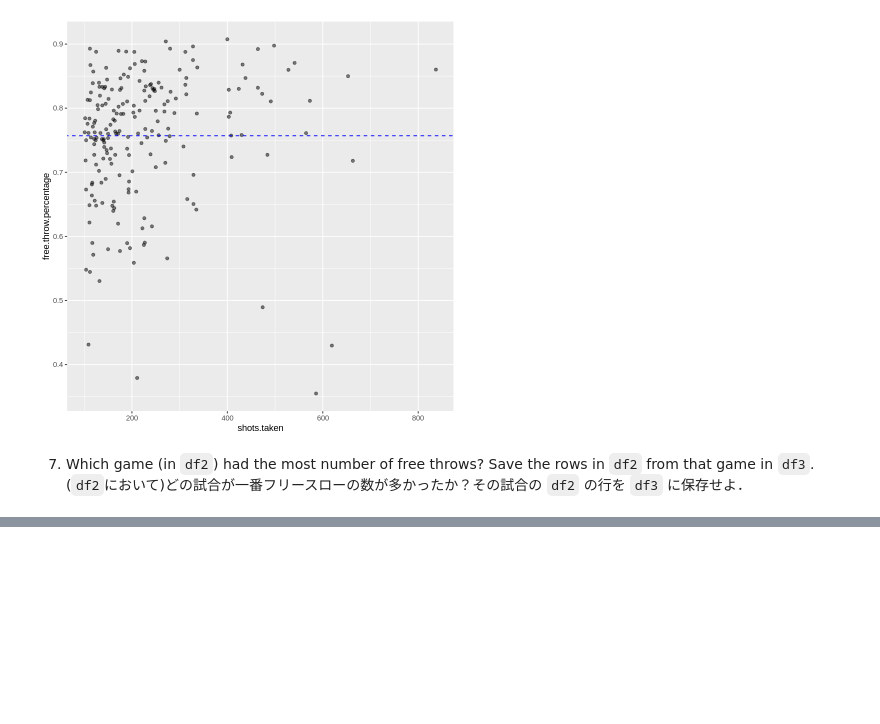
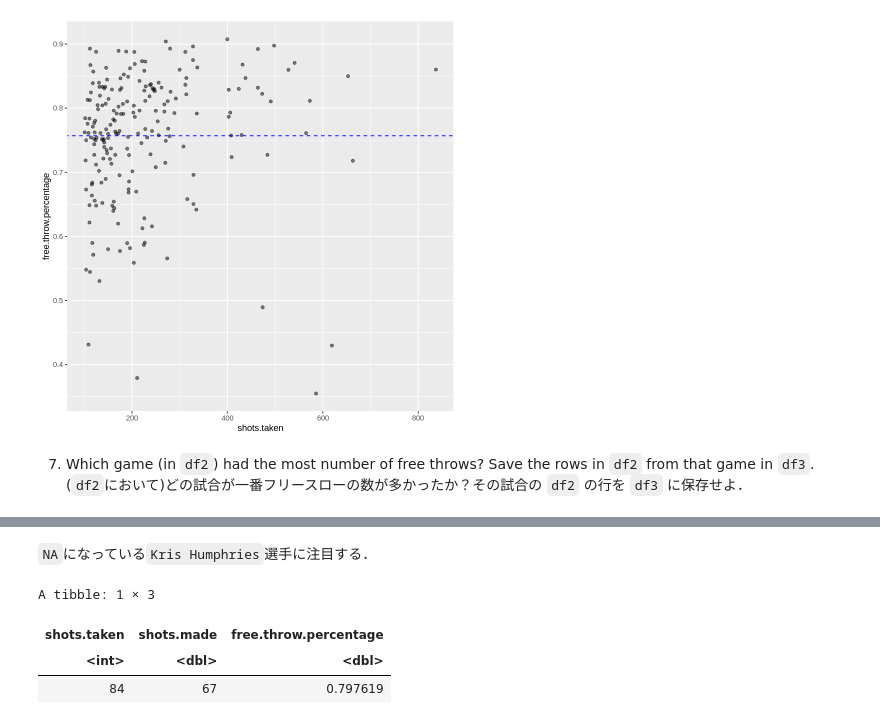
Before and after one commit to tskmr/BS, a Jupyter notebook: ex0620.ipynb, the cells around one changed output, grey strips where cells are left out. Cells and saved outputs as stored; diff of their text form; code cells hidden in the pictures; blank space fills up the shorter version.

```diff
--- a/ex0620.ipynb
+++ b/ex0620.ipynb
@@ -175,0 +183,11 @@ ERROR: ignored
+# %% [markdown]
+`NA`になっている`Kris Humphries`選手に注目する．
+# %%
+df2 %>% filter(player=="Kris Humphries")%>%
+  summarise(shots.taken = n(), shots.made = sum(shot_made)) %>%
+    mutate(free.throw.percentage = shots.made/shots.taken)
+# %% [output]
+A tibble: 1 × 3
+| shots.taken | shots.made | free.throw.percentage |
+| <int> | <dbl> | <dbl> |
+| 84 | 67 | 0.797619 |
```
Also changed, not shown: parts of 17 cells of this notebook.
